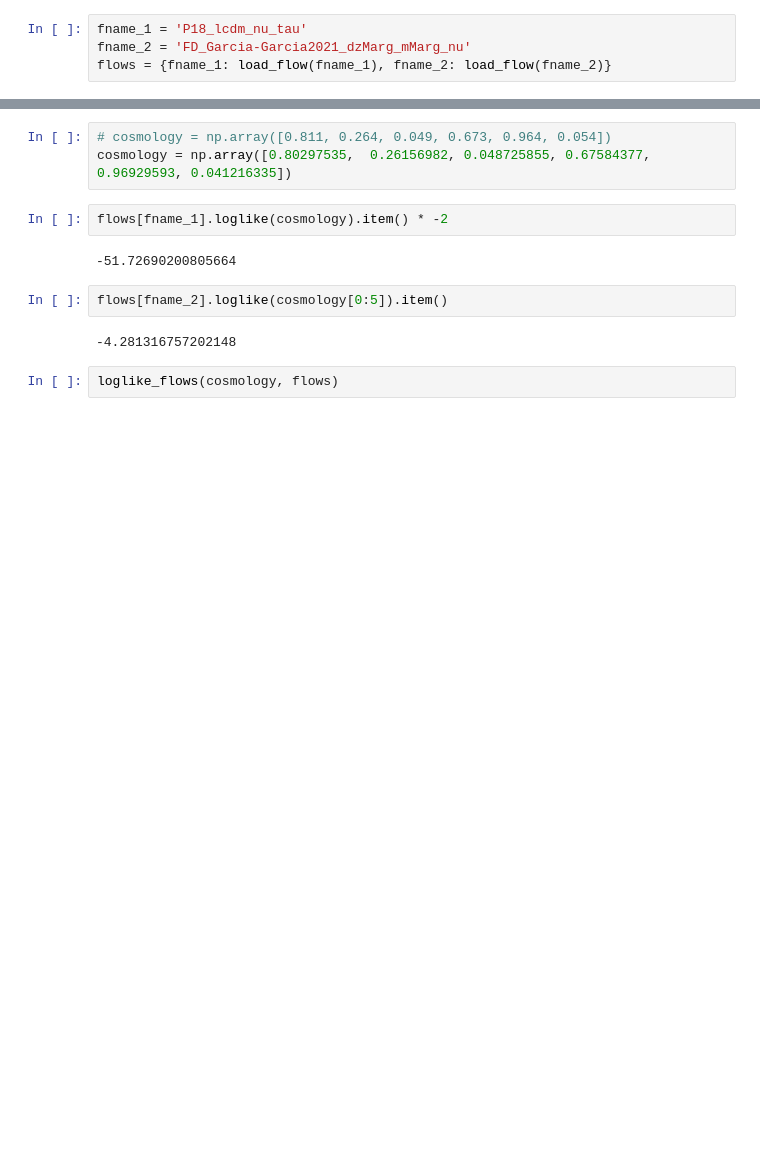
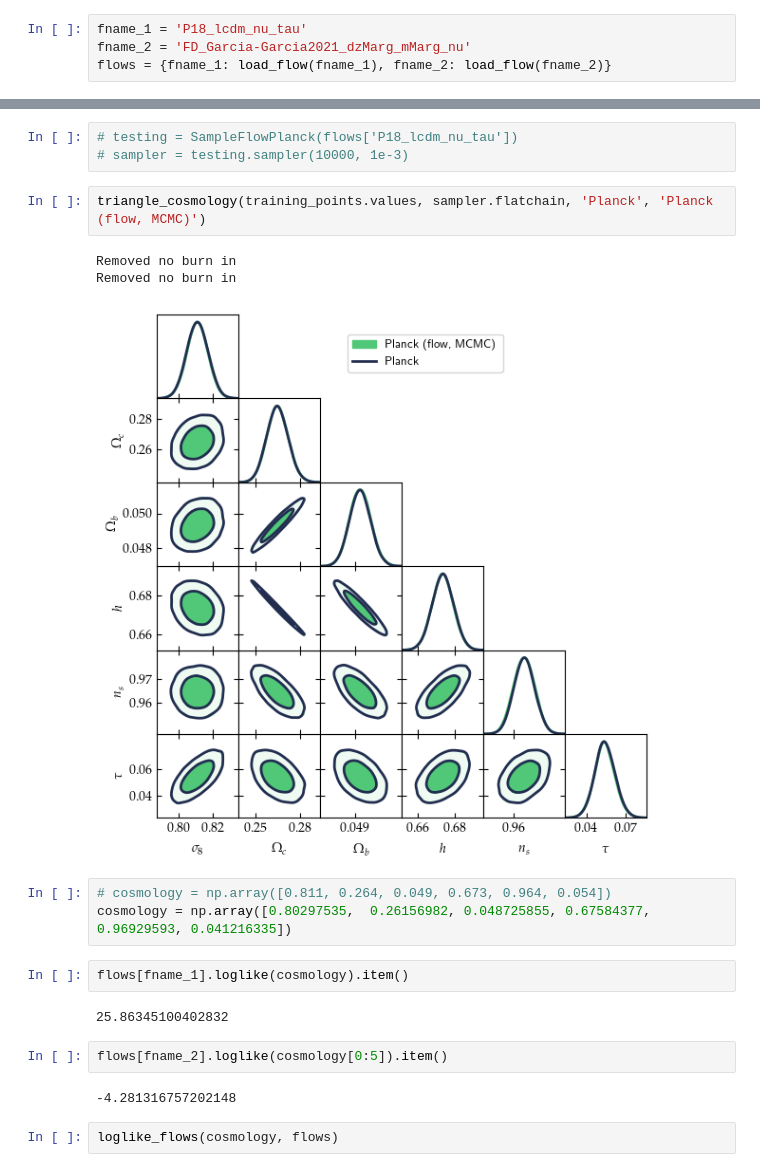
Before and after one commit to Harry45/emuflow, a Jupyter notebook: Planck-Tau.ipynb, the cells around one changed output, grey strips where cells are left out. Saved outputs shown, nothing was run; the diff lists cells and outputs as text; blank space fills up the shorter version.

```diff
--- a/Planck-Tau.ipynb
+++ b/Planck-Tau.ipynb
@@ -138,10 +181,19 @@ flows = {fname_1: load_flow(fname_1), fname_2: load_flow(fname_2)}
+# %%
+# testing = SampleFlowPlanck(flows['P18_lcdm_nu_tau'])
+# sampler = testing.sampler(10000, 1e-3)
+# %%
+triangle_cosmology(training_points.values, sampler.flatchain, 'Planck', 'Planck (flow, MCMC)')
+# %% [output]
+Removed no burn in
+Removed no burn in
+[figure, added]
 # %%
 # cosmology = np.array([0.811, 0.264, 0.049, 0.673, 0.964, 0.054])
 cosmology = np.array([0.80297535,  0.26156982, 0.048725855, 0.67584377, 0.96929593, 0.041216335])
 # %%
-flows[fname_1].loglike(cosmology).item() * -2
+flows[fname_1].loglike(cosmology).item()
 # %% [output]
--51.72690200805664
+25.86345100402832
 # %%
 flows[fname_2].loglike(cosmology[0:5]).item()
 # %% [output]
```
Also changed, not shown: parts of 30 cells of this notebook, 12 other files.
